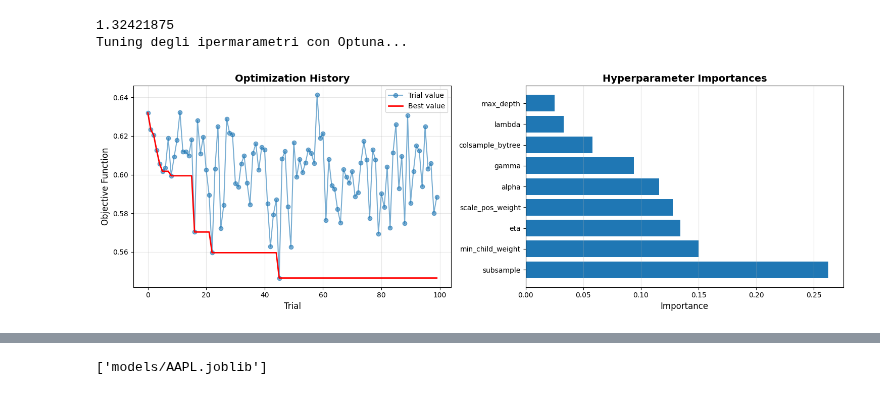
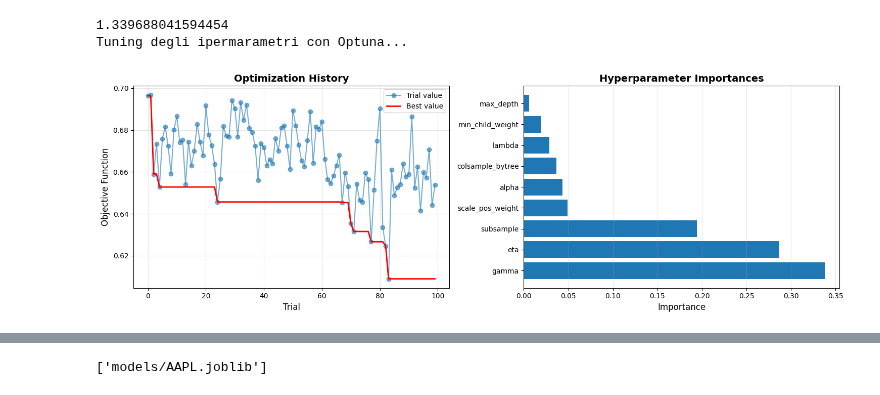
Before and after one commit to UniAlessioM/MarGui-Project, a Jupyter notebook: ImprovedPipeline.ipynb, the cells around one changed output, grey strips where cells are left out. Cells and saved outputs as stored; diff of their text form; code cells hidden in the pictures.

```diff
--- a/ImprovedPipeline.ipynb
+++ b/ImprovedPipeline.ipynb
@@ -219,9 +229,9 @@ def objective(trial: optuna.trial.Trial) -> float:
         'booster': 'gbtree',
         'eta': trial.suggest_float('eta', 0.005, 0.05, log=True),
 
-        'min_child_weight': trial.suggest_int('min_child_weight', 18, 45),
+        'min_child_weight': trial.suggest_int('min_child_weight', 20, 35),
 
-        'max_depth': trial.suggest_int('max_depth', 3, 10),
+        'max_depth': trial.suggest_int('max_depth', 4, 6),
         'gamma': trial.suggest_float('gamma', 1.0, 10.0),
 
         'lambda': trial.suggest_float('lambda', 1.0, 10.0, log=True),
@@ -273,35 +283,35 @@ trial_values = [t.value for t in trials]
 # Handle possible None values returned by incomplete/failed trials:
 # - use +inf for min computation so None values don't interfere
 # - use np.nan for plotting so matplotlib will skip them
 numeric_for_min = [v if v is not None else float('inf') for v in trial_values]
 plot_values = [v if v is not None else np.nan for v in trial_values]
 
 best_values = [min(numeric_for_min[:i+1]) for i in range(len(numeric_for_min))]
 
 ax1.plot(trial_numbers, plot_values, 'o-', alpha=0.6, label='Trial value')
 ax1.plot(trial_numbers, best_values, 'r-', linewidth=2, label='Best value')
 ax1.set_xlabel('Trial', fontsize=12)
 ax1.set_ylabel('Objective Function', fontsize=12)
 ax1.set_title('Optimization History', fontsize=14, fontweight='bold')
 ax1.legend()
 ax1.grid(alpha=0.3)
 
 # Plot parameter importances
 importances = optuna.importance.get_param_importances(study)
 params_names = list(importances.keys())
 params_values = list(importances.values())
 
 ax2.barh(params_names, params_values)
 ax2.set_xlabel('Importance', fontsize=12)
 ax2.set_title('Hyperparameter Importances', fontsize=14, fontweight='bold')
 ax2.grid(axis='x', alpha=0.3)
 
 plt.tight_layout()
 plt.show()
 # %% [output]
-1.32421875
+1.339688041594454
 Tuning degli ipermarametri con Optuna...
-[figure, old version]
+[figure, new version]
 # %%
 final_params = study.best_params
 final_params['objective'] = 'binary:logistic'
```
Also changed, not shown: parts of 9 cells of this notebook, 2 other files.
